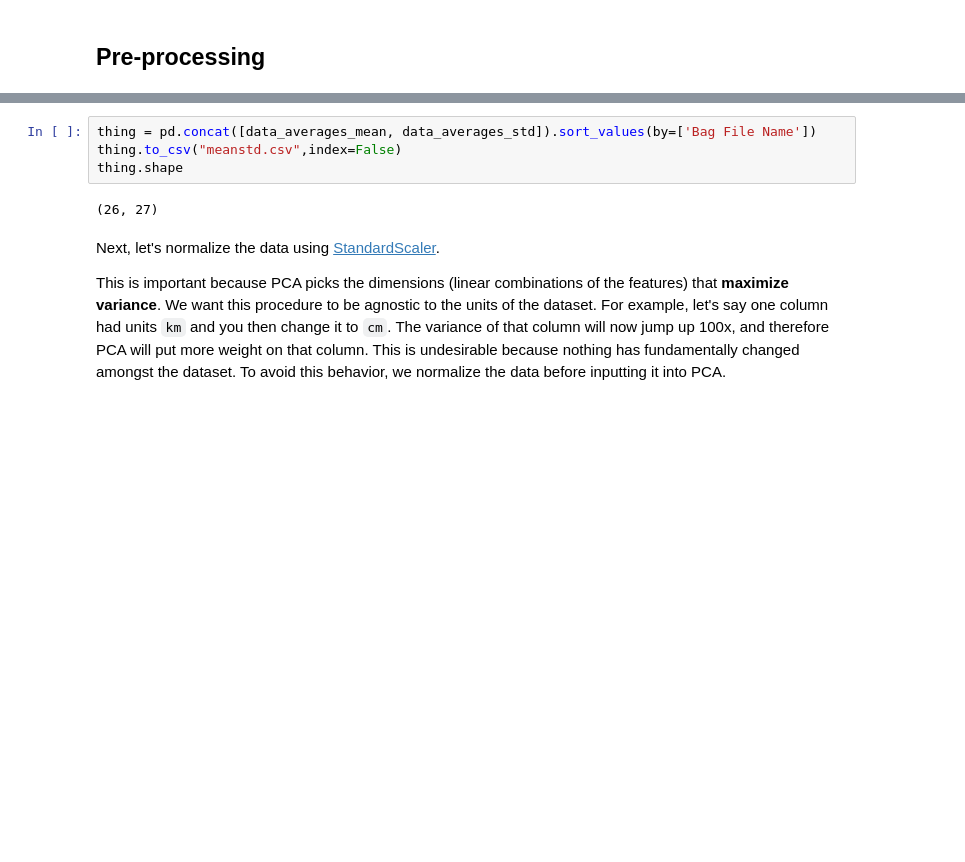
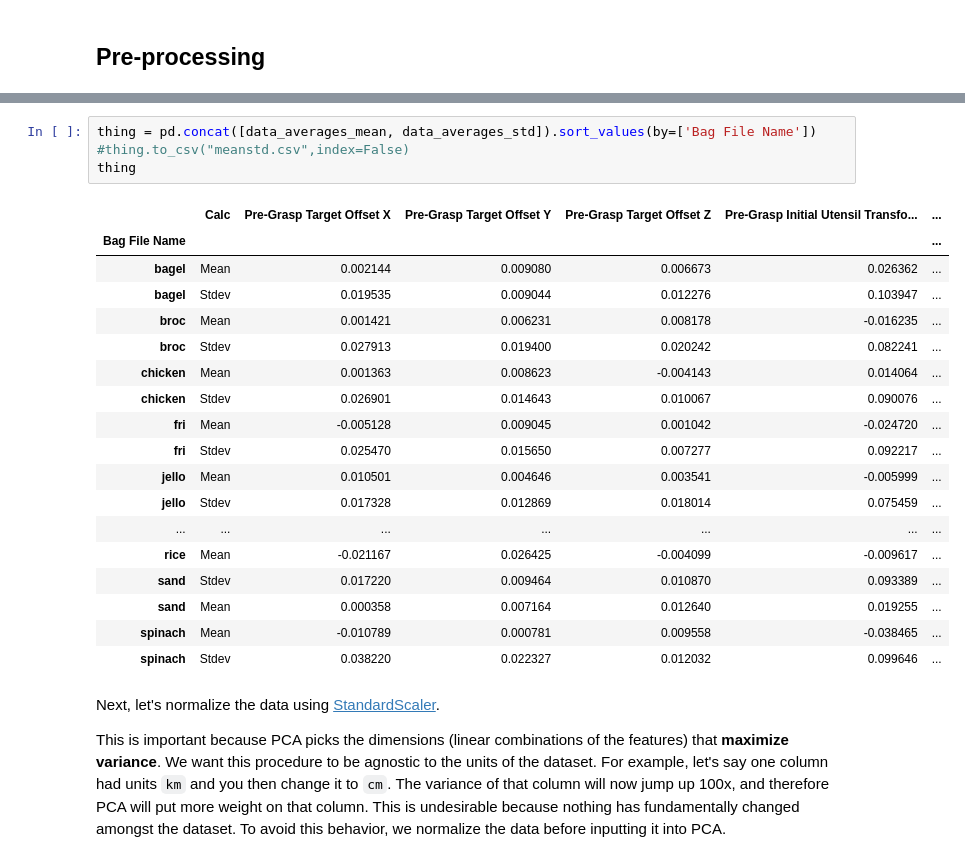
Before and after one commit to personalrobotics/corl23_towards_general_food_acquisition, a Jupyter notebook: scripts/pca.ipynb, the cells around one changed output, grey strips where cells are left out. Drawn from its saved outputs; the diff is of its cells as text; blank space fills up the shorter version.

```diff
--- a/scripts/pca.ipynb
+++ b/scripts/pca.ipynb
@@ -243,9 +242,26 @@ data_averages_std
 # %%
 thing = pd.concat([data_averages_mean, data_averages_std]).sort_values(by=['Bag File Name'])
-thing.to_csv("meanstd.csv",index=False)
-thing.shape
+#thing.to_csv("meanstd.csv",index=False)
+thing
 # %% [output]
-(26, 27)
+|  | Calc | Pre-Grasp Target Offset X | Pre-Grasp Target Offset Y | Pre-Grasp Target Offset Z | Pre-Grasp Initial Utensil Transfo... | ... |
+| Bag File Name |  |  |  |  |  | ... |
+| bagel | Mean | 0.002144 | 0.009080 | 0.006673 | 0.026362 | ... |
+| bagel | Stdev | 0.019535 | 0.009044 | 0.012276 | 0.103947 | ... |
+| broc | Mean | 0.001421 | 0.006231 | 0.008178 | -0.016235 | ... |
+| broc | Stdev | 0.027913 | 0.019400 | 0.020242 | 0.082241 | ... |
+| chicken | Mean | 0.001363 | 0.008623 | -0.004143 | 0.014064 | ... |
+| chicken | Stdev | 0.026901 | 0.014643 | 0.010067 | 0.090076 | ... |
+| fri | Mean | -0.005128 | 0.009045 | 0.001042 | -0.024720 | ... |
+| fri | Stdev | 0.025470 | 0.015650 | 0.007277 | 0.092217 | ... |
+| jello | Mean | 0.010501 | 0.004646 | 0.003541 | -0.005999 | ... |
+| jello | Stdev | 0.017328 | 0.012869 | 0.018014 | 0.075459 | ... |
+| ... | ... | ... | ... | ... | ... | ... |
+| rice | Mean | -0.021167 | 0.026425 | -0.004099 | -0.009617 | ... |
+| sand | Stdev | 0.017220 | 0.009464 | 0.010870 | 0.093389 | ... |
+| sand | Mean | 0.000358 | 0.007164 | 0.012640 | 0.019255 | ... |
+| spinach | Mean | -0.010789 | 0.000781 | 0.009558 | -0.038465 | ... |
+| spinach | Stdev | 0.038220 | 0.022327 | 0.012032 | 0.099646 | ... |
 # %% [markdown]
 Next, let's normalize the data using [StandardScaler](https://scikit-learn.org/stable/modules/generated/sklearn.preprocessing.StandardScaler.html).
 
```
Also changed, not shown: parts of 2 cells of this notebook.
